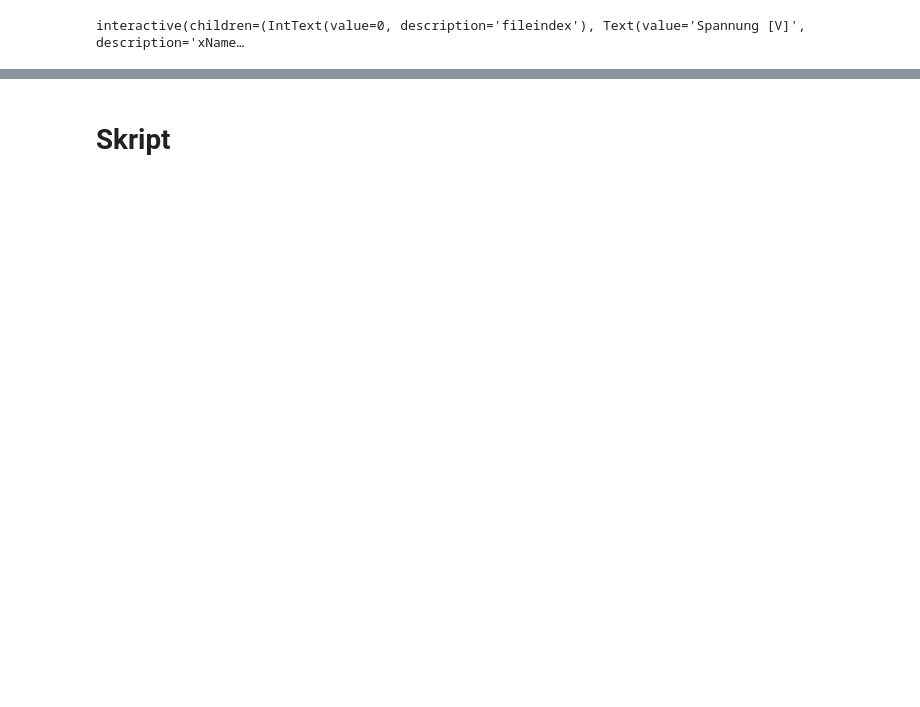
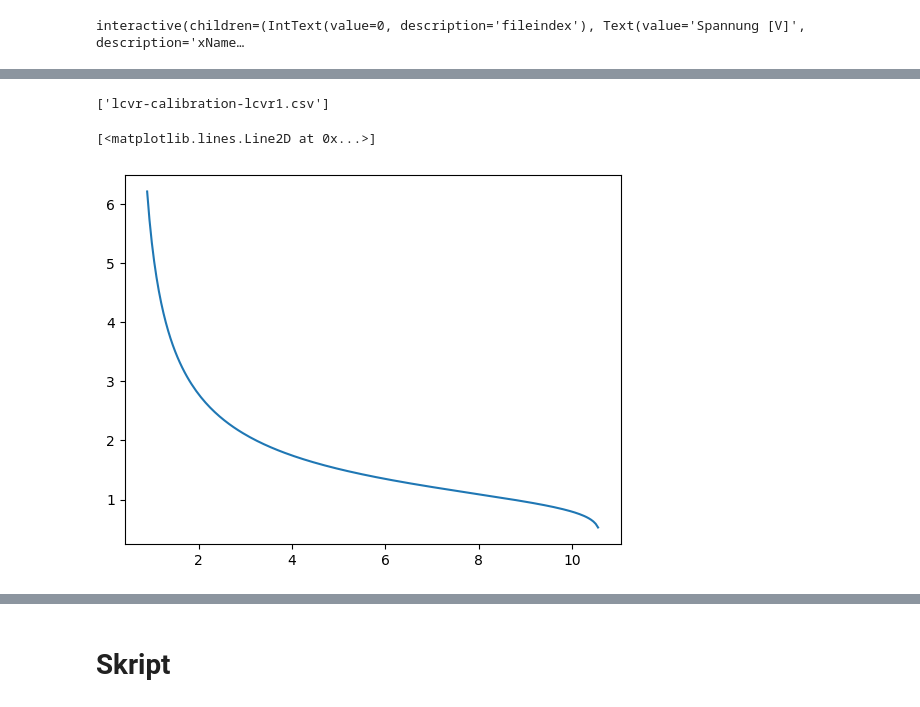
Before and after one commit to TimLockstedt/Masterarbeit, a Jupyter notebook: MuellerSkript.ipynb, the cells around one changed output, grey strips where cells are left out. Saved outputs shown, nothing was run; the diff lists cells and outputs as text; code cells hidden in the pictures; blank space fills up the shorter version.

```diff
--- a/MuellerSkript.ipynb
+++ b/MuellerSkript.ipynb
@@ -194,0 +402,11 @@ plt.plot(measurements[0,:,2], ret(measurements[0,:,2], -402.259281, 46645.4564,
+# %%
+import os
+def getFilesOfType(pathStr:str, Type:str=".csv"):
+	csv_dateien = [
+		datei for datei in os.listdir(f"./data/Run1/{pathStr}")
+		if datei.lower().endswith(".csv")]
+	return csv_dateien
+
+getFilesOfType("LCR_Calibration/LCR1")
+# %% [output]
+['lcvr-calibration-lcvr1.csv']
@@ -194,0 +537,12 @@ plt.plot(measurements[0,:,2], ret(measurements[0,:,2], -402.259281, 46645.4564,
+# %%
+def ret(x, a=0.6, b=10, c=1, d=6.4, e=0.3):
+	return a + b /(1+(x/c)**d)**e
+
+def retInv(x, a=0.6, b=10, c=1, d=6.4, e=0.3):
+	return c * np.power((np.power(b/(x-a), 1/e)-1), 1/d)
+# %%
+liste = np.arange(0.9, 12, 0.05)
+plt.plot(liste, retInv(liste))
+# %% [output]
+[<matplotlib.lines.Line2D at 0x...>]
+[figure, added]
```
Also changed, not shown: parts of 31 cells of this notebook, 18 other files.
